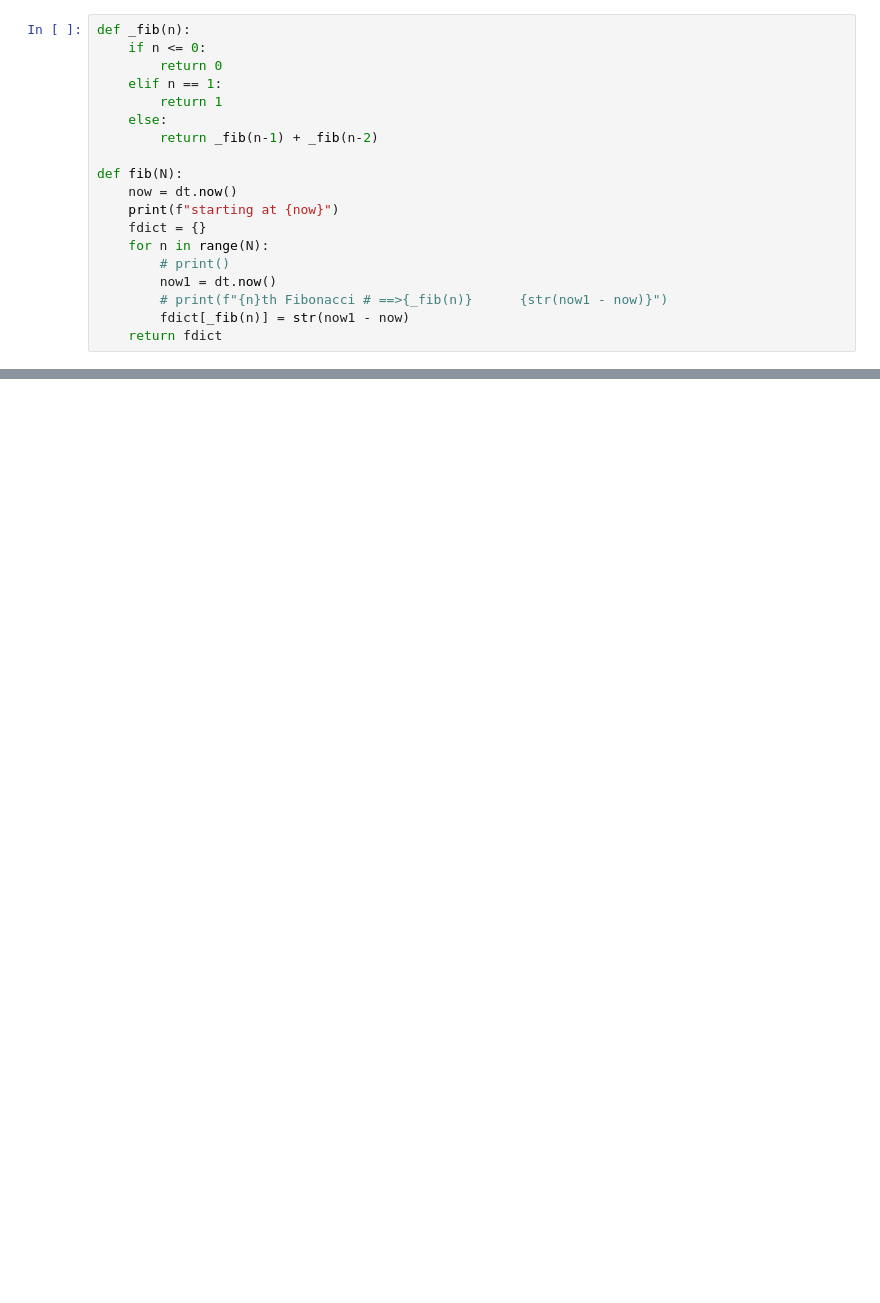
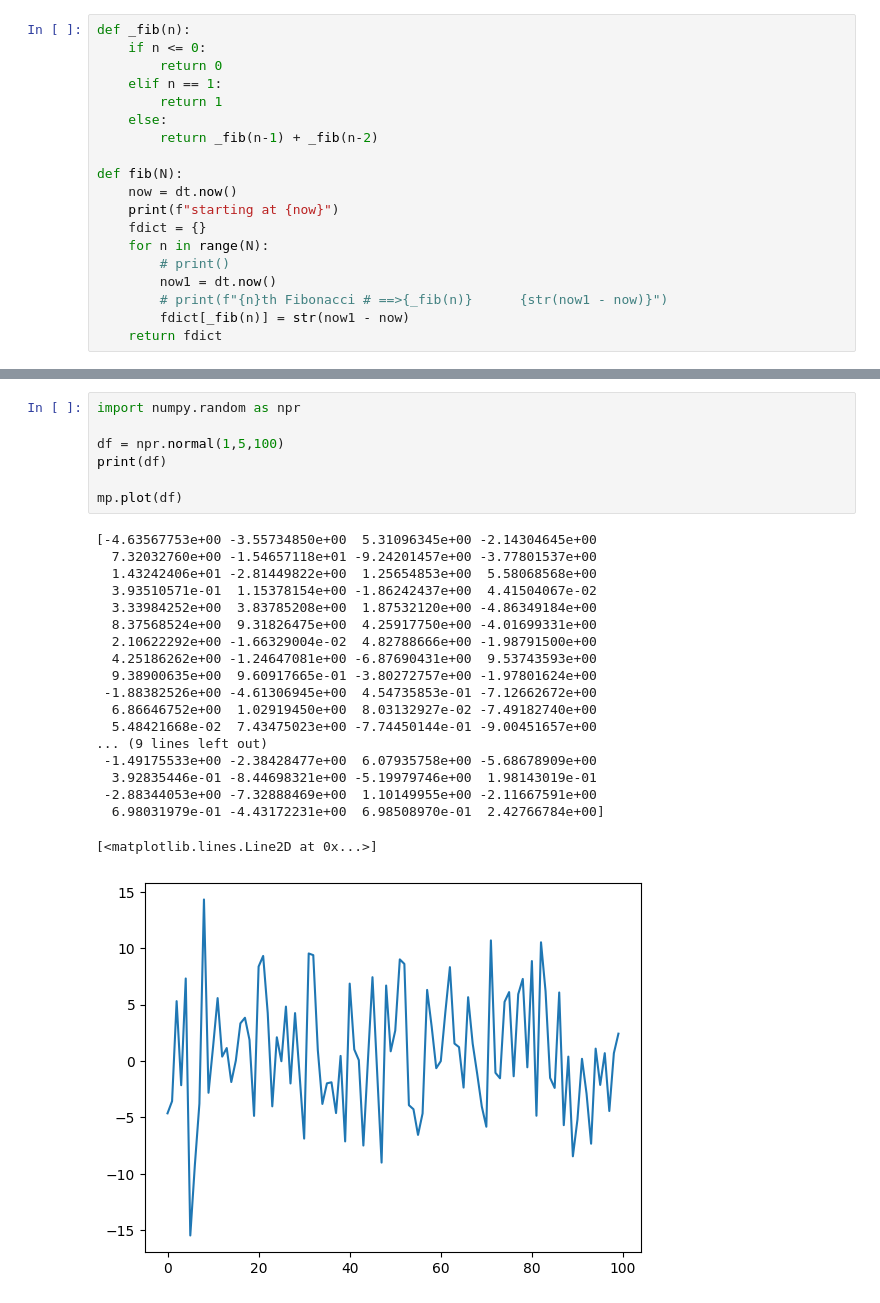
Before and after one commit to AdullaSaiKumar/advPython, a Jupyter notebook: fibonacci.ipynb, the cells around one changed output, grey strips where cells are left out. Drawn from its saved outputs; the diff is of its cells as text; blank space fills up the shorter version.

```diff
--- a/fibonacci.ipynb
+++ b/fibonacci.ipynb
@@ -50,0 +84,27 @@ starting at 2023-01-29 21:15:15.228905
+# %%
+import numpy.random as npr
+
+df = npr.normal(1,5,100)
+print(df)
+
+mp.plot(df)
+# %% [output]
+[-4.63567753e+00 -3.55734850e+00  5.31096345e+00 -2.14304645e+00
+  7.32032760e+00 -1.54657118e+01 -9.24201457e+00 -3.77801537e+00
+  1.43242406e+01 -2.81449822e+00  1.25654853e+00  5.58068568e+00
+  3.93510571e-01  1.15378154e+00 -1.86242437e+00  4.41504067e-02
+  3.33984252e+00  3.83785208e+00  1.87532120e+00 -4.86349184e+00
+  8.37568524e+00  9.31826475e+00  4.25917750e+00 -4.01699331e+00
+  2.10622292e+00 -1.66329004e-02  4.82788666e+00 -1.98791500e+00
+  4.25186262e+00 -1.24647081e+00 -6.87690431e+00  9.53743593e+00
+  9.38900635e+00  9.60917665e-01 -3.80272757e+00 -1.97801624e+00
+ -1.88382526e+00 -4.61306945e+00  4.54735853e-01 -7.12662672e+00
+  6.86646752e+00  1.02919450e+00  8.03132927e-02 -7.49182740e+00
+  5.48421668e-02  7.43475023e+00 -7.74450144e-01 -9.00451657e+00
+... (9 lines left out)
+ -1.49175533e+00 -2.38428477e+00  6.07935758e+00 -5.68678909e+00
+  3.92835446e-01 -8.44698321e+00 -5.19979746e+00  1.98143019e-01
+ -2.88344053e+00 -7.32888469e+00  1.10149955e+00 -2.11667591e+00
+  6.98031979e-01 -4.43172231e+00  6.98508970e-01  2.42766784e+00]
+[<matplotlib.lines.Line2D at 0x...>]
+[figure, added]
```
Also changed, not shown: parts of 5 cells of this notebook, 7 other files.
